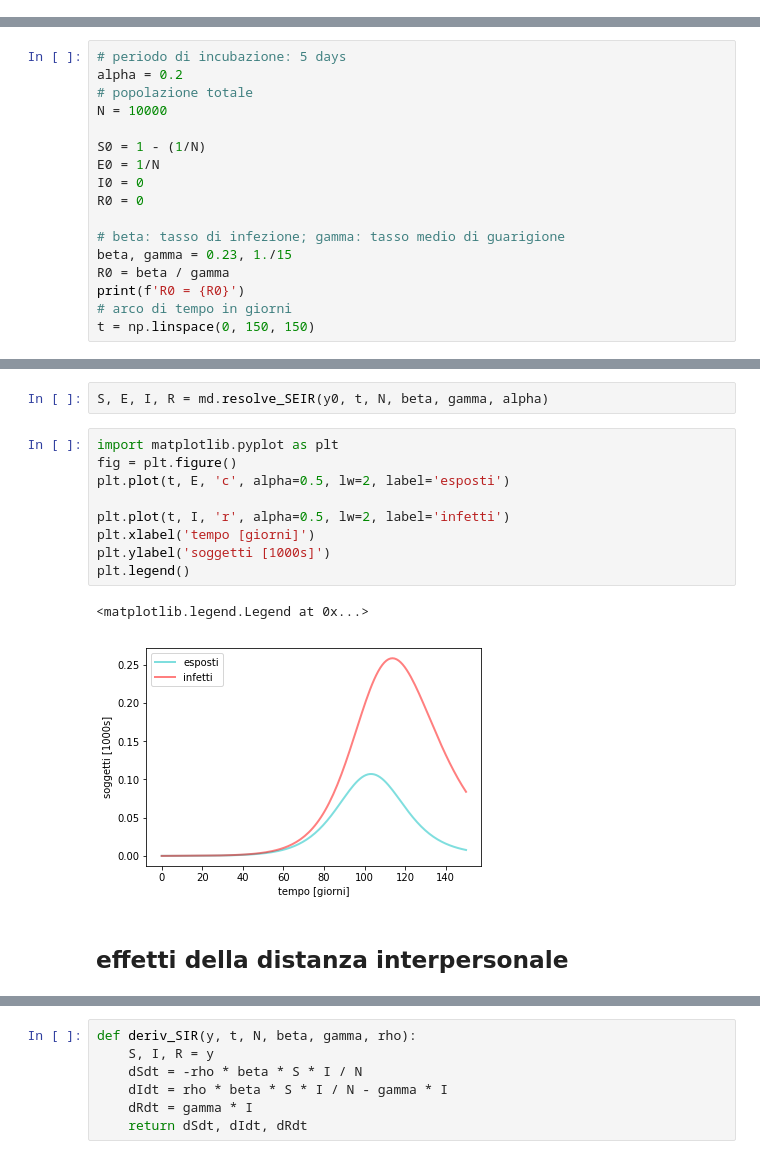
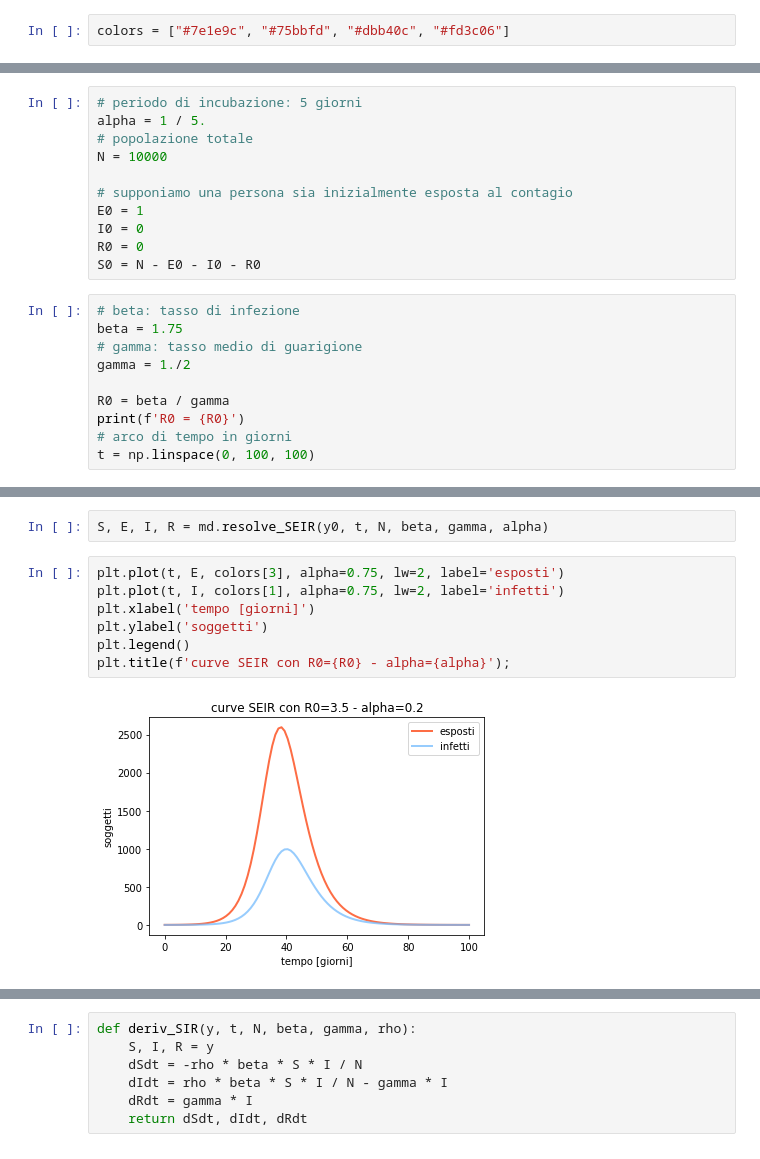
Before and after one commit to pcmasuzzo/modelli_epidemiologici, a Jupyter notebook: notebooks/epidemie.ipynb, the cells around one changed output, grey strips where cells are left out. Cells and saved outputs as stored; diff of their text form.

Commit message:
wip: adds SEIR model

```diff
--- a/notebooks/epidemie.ipynb
+++ b/notebooks/epidemie.ipynb
@@ -4,3 +6,5 @@
 # %%
 %matplotlib inline
+# %%
+colors = ["#7e1e9c", "#75bbfd", "#dbb40c", "#fd3c06"]
 # %% [markdown]
@@ -137,20 +171,24 @@ Il modello è descritto dalle seguenti equazioni differenziali:
 # %% [markdown]
 So if we assume we have N=10k people in our population, and we begin with one exposed person and the remaining 9,999 susceptible, we have:
+# %%
+# periodo di incubazione: 5 giorni
+alpha = 1 / 5.
+# popolazione totale
+N = 10000
+
+# supponiamo una persona sia inizialmente esposta al contagio
+E0 = 1
+I0 = 0
+R0 = 0
+S0 = N - E0 - I0 - R0
 # %%
-# periodo di incubazione: 5 days
-alpha = 0.2
-# popolazione totale
-N = 10000
+# beta: tasso di infezione
+beta = 1.75
+# gamma: tasso medio di guarigione
+gamma = 1./2
 
-S0 = 1 - (1/N)
-E0 = 1/N
-I0 = 0
-R0 = 0
-
-# beta: tasso di infezione; gamma: tasso medio di guarigione
-beta, gamma = 0.23, 1./15
 R0 = beta / gamma
 print(f'R0 = {R0}')
 # arco di tempo in giorni
-t = np.linspace(0, 150, 150)
+t = np.linspace(0, 100, 100)
 # %% [output]
@@ -160,16 +198,11 @@ y0 = S0, E0, I0, R0
 # %%
 S, E, I, R = md.resolve_SEIR(y0, t, N, beta, gamma, alpha)
 # %%
-import matplotlib.pyplot as plt
-fig = plt.figure()
-plt.plot(t, E, 'c', alpha=0.5, lw=2, label='esposti')
-
-plt.plot(t, I, 'r', alpha=0.5, lw=2, label='infetti')
+plt.plot(t, E, colors[3], alpha=0.75, lw=2, label='esposti')
+plt.plot(t, I, colors[1], alpha=0.75, lw=2, label='infetti')
 plt.xlabel('tempo [giorni]')
-plt.ylabel('soggetti [1000s]')
+plt.ylabel('soggetti')
 plt.legend()
+plt.title(f'curve SEIR con R0={R0} - alpha={alpha}');
 # %% [output]
-<matplotlib.legend.Legend at 0x...>
-[figure, old version]
+[figure, new version]
-# %% [markdown]
-## effetti della distanza interpersonale
```
Also changed, not shown: parts of 21 cells of this notebook, 1 other file.
